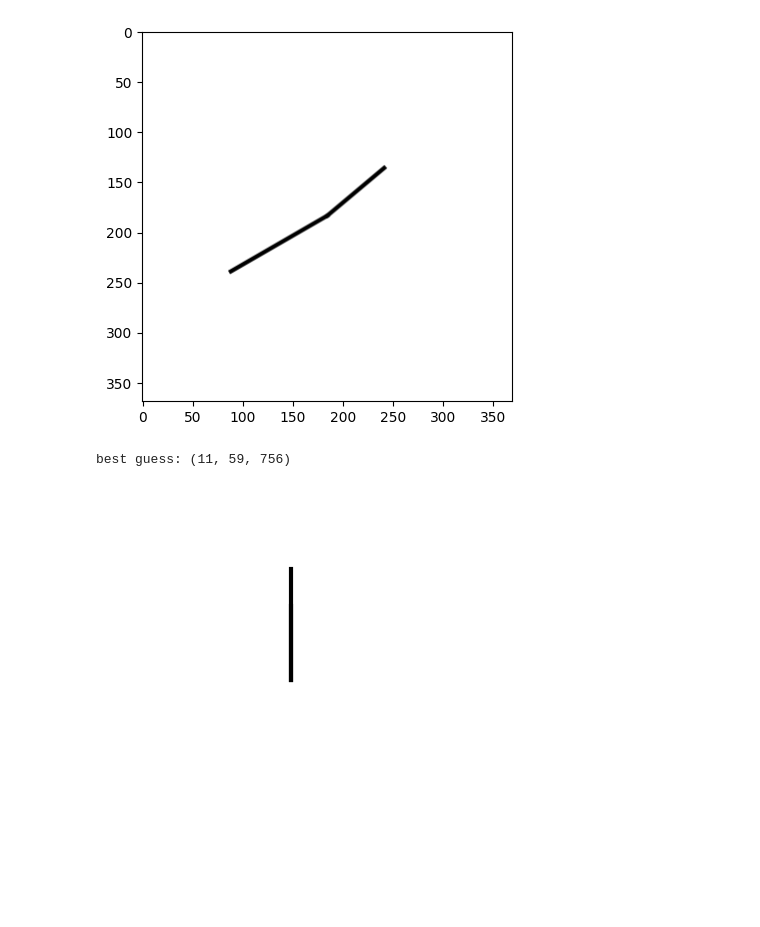
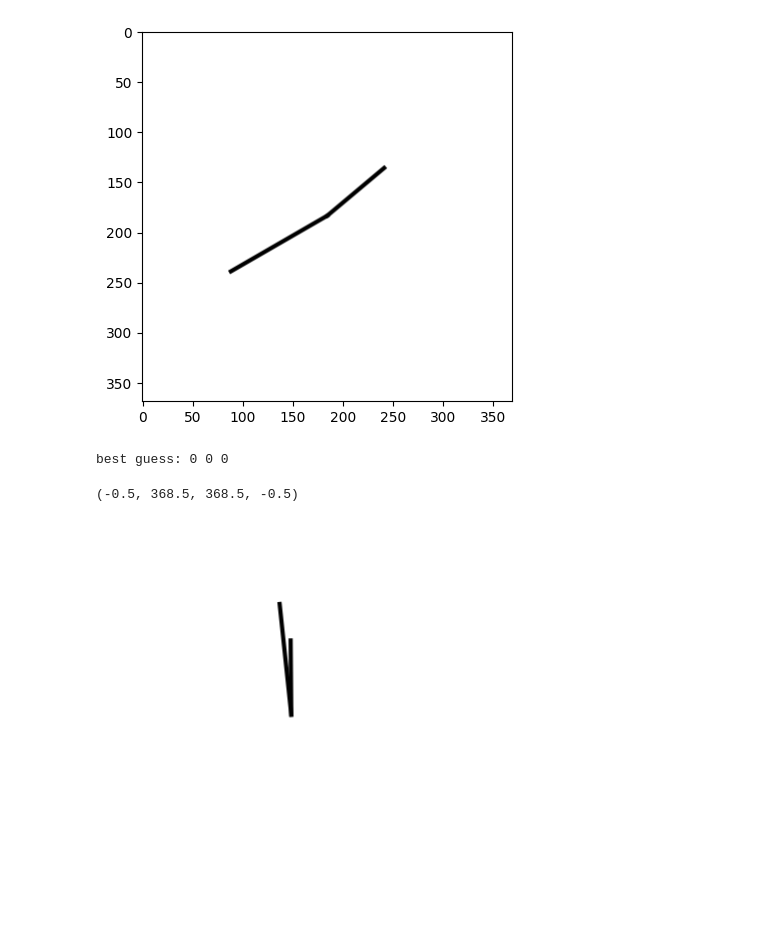
Before and after one commit to ThePuscher/-analogue_clock_reader, a Jupyter notebook: clock.ipynb, the cells around one changed output. Saved outputs shown, nothing was run; the diff lists cells and outputs as text; code cells hidden in the pictures.

```diff
--- a/clock.ipynb
+++ b/clock.ipynb
@@ -69,15 +70,15 @@ def buf2img(buf):
     img = cv2.imdecode(img, cv2.IMREAD_GRAYSCALE)
     return img
 # %%
-clocks = []
+generated_clocks = []
 with tqdm(total=12*60) as pbar:
     for h in range(12):
         for m in range(60):
-            pbar.update(1)
-
             buf = generate_clock(h, m)
             generated_clock = buf2img(buf)
-            clocks.append(generated_clock)
+            generated_clocks.append(generated_clock)
+
+            pbar.update(1)
 # %% [output]
 [figure]
 # %%
@@ -86,26 +87,34 @@ plt.imshow(clocks[100], cmap="gray")
 <matplotlib.image.AxesImage at 0x...>
 [figure]
 # %%
-# h, m, err
-best_guess = (None, None, 0)
+# idx err
+best_guess = (None, 0)
 
 buf = generate_clock(0, 0)
 generated_clock = buf2img(buf)
 
 width, height = generated_clock.shape
 
-clock = cv2.resize(clock, (width, height))
+clock = cv2.resize(generated_clock, (width, height))
 
-for clock in clocks:
-    generated_mask = (clock == 0)
+for index, generated_clock in tqdm(enumerate(generated_clocks)):
+    # get guess where most black pixels overlap
+    generated_mask = (generated_clock == 0)
     clock_mask = (clock == 0)
     intersection = generated_mask & clock_mask
     ones = np.count_nonzero(intersection)
 
-    if ones > best_guess[2]:
-        best_guess = (h, m, ones)
+    if ones > best_guess[1]:
+        best_guess = (index, ones)
 
-print("best guess:", best_guess)
+h = best_guess[0] // 60
+m = best_guess[0] % 60
+print("best guess:", best_guess[0], h, m)
+
+plt.clf()
+plt.imshow(generated_clocks[index], cmap="gray")
+plt.axis("off")
 # %% [output]
-best guess: (11, 59, 756)
+best guess: 0 0 0
+(-0.5, 368.5, 368.5, -0.5)
-[figure, old version]
+[figure, new version]
```
Also changed, not shown: parts of 2 cells of this notebook.
